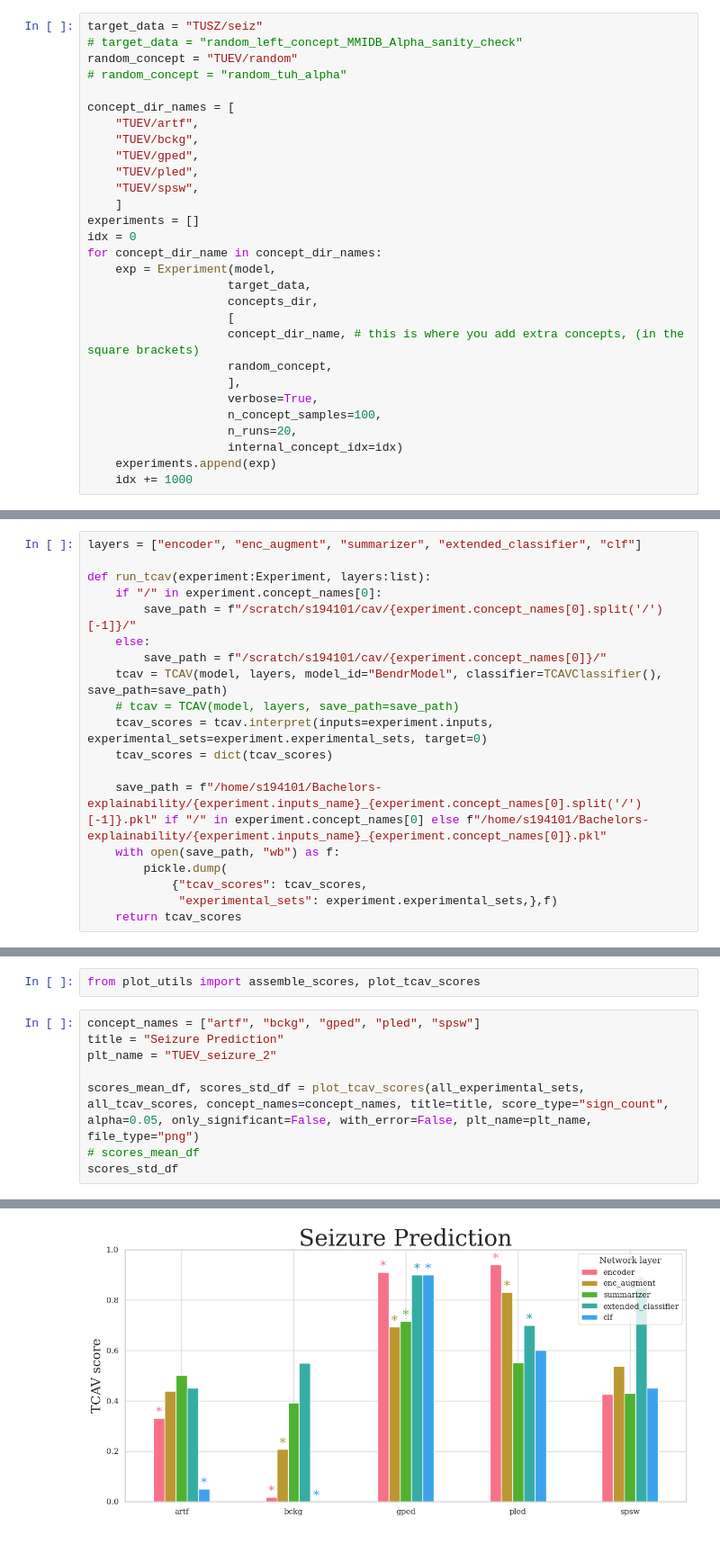
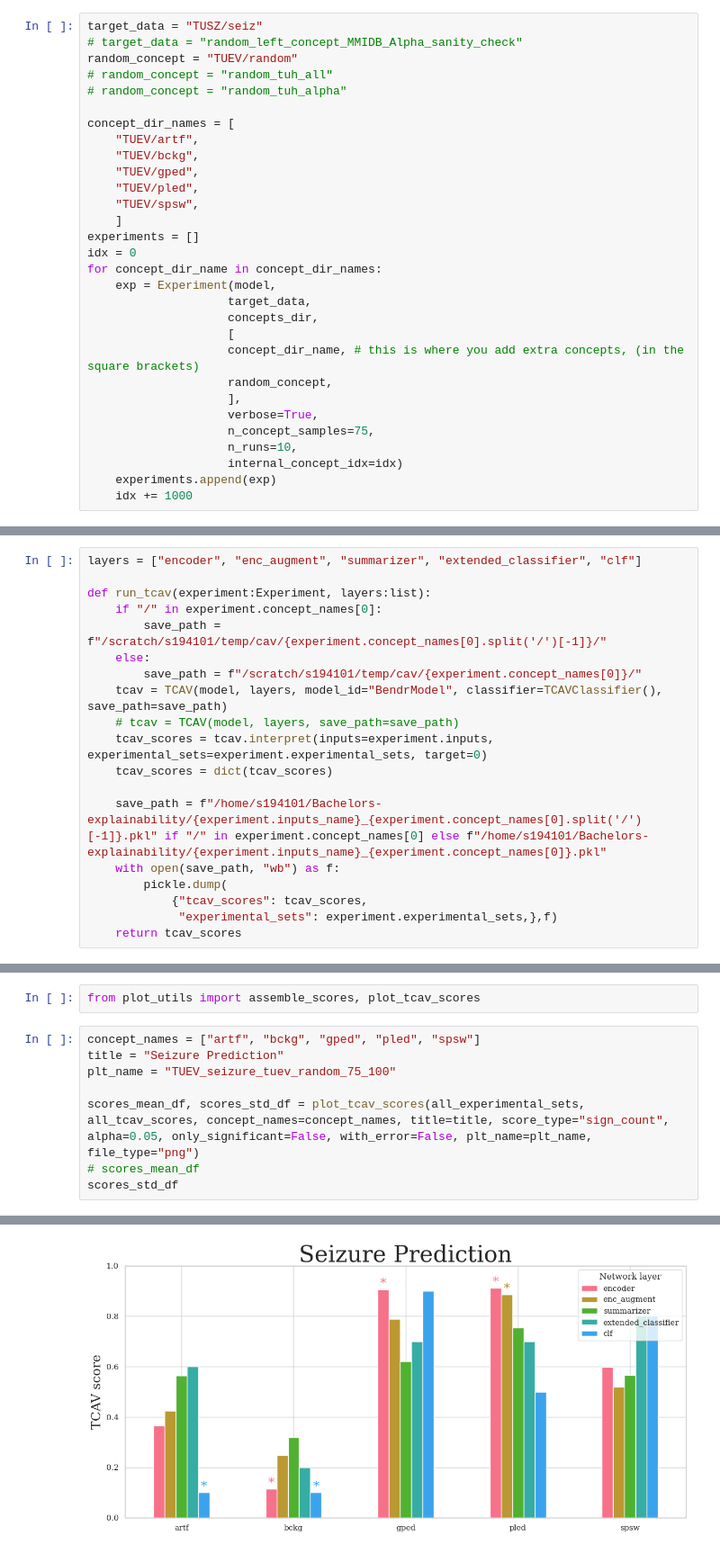
Before and after one commit to Ottohesten/Bachelors-explainability, a Jupyter notebook: tcav/concept_analysis/concept_analysis_seizure.ipynb, the cells around one changed output, grey strips where cells are left out. Shown at 90% size. Saved outputs shown, nothing was run; the diff lists cells and outputs as text.

```diff
--- a/tcav/concept_analysis/concept_analysis_seizure.ipynb
+++ b/tcav/concept_analysis/concept_analysis_seizure.ipynb
@@ -42,6 +42,7 @@ model loaded
 target_data = "TUSZ/seiz"
 # target_data = "random_left_concept_MMIDB_Alpha_sanity_check"
 random_concept = "TUEV/random"
+# random_concept = "random_tuh_all"
 # random_concept = "random_tuh_alpha"
 
 concept_dir_names = [
@@ -62,8 +63,8 @@ for concept_dir_name in concept_dir_names:
                     random_concept,
                     ],
                     verbose=True,
-                    n_concept_samples=100,
-                    n_runs=20,
+                    n_concept_samples=75,
+                    n_runs=10,
                     internal_concept_idx=idx)
     experiments.append(exp)
     idx += 1000
@@ -93,9 +94,9 @@ layers = ["encoder", "enc_augment", "summarizer", "extended_classifier", "clf"]
 
 def run_tcav(experiment:Experiment, layers:list):
     if "/" in experiment.concept_names[0]:
-        save_path = f"/scratch/s194101/cav/{experiment.concept_names[0].split('/')[-1]}/"
+        save_path = f"/scratch/s194101/temp/cav/{experiment.concept_names[0].split('/')[-1]}/"
     else:
-        save_path = f"/scratch/s194101/cav/{experiment.concept_names[0]}/"
+        save_path = f"/scratch/s194101/temp/cav/{experiment.concept_names[0]}/"
     tcav = TCAV(model, layers, model_id="BendrModel", classifier=TCAVClassifier(), save_path=save_path)
     # tcav = TCAV(model, layers, save_path=save_path)
     tcav_scores = tcav.interpret(inputs=experiment.inputs, experimental_sets=experiment.experimental_sets, target=0)
@@ -132,7 +138,7 @@ from plot_utils import assemble_scores, plot_tcav_scores
 # %%
 concept_names = ["artf", "bckg", "gped", "pled", "spsw"]
 title = "Seizure Prediction"
-plt_name = "TUEV_seizure_2"
+plt_name = "TUEV_seizure_tuev_random_75_100"
 
 scores_mean_df, scores_std_df = plot_tcav_scores(all_experimental_sets, all_tcav_scores, concept_names=concept_names, title=title, score_type="sign_count", alpha=0.05, only_significant=False, with_error=False, plt_name=plt_name, file_type="png")
 # scores_mean_df
@@ -158,2 +147,2 @@ scores_std_df
-[figure, old version]
+[figure, new version]
 |  | encoder | enc_augment | summarizer | extended_classifier | clf |
```
Also changed, not shown: parts of 3 cells of this notebook, 45 other files.
